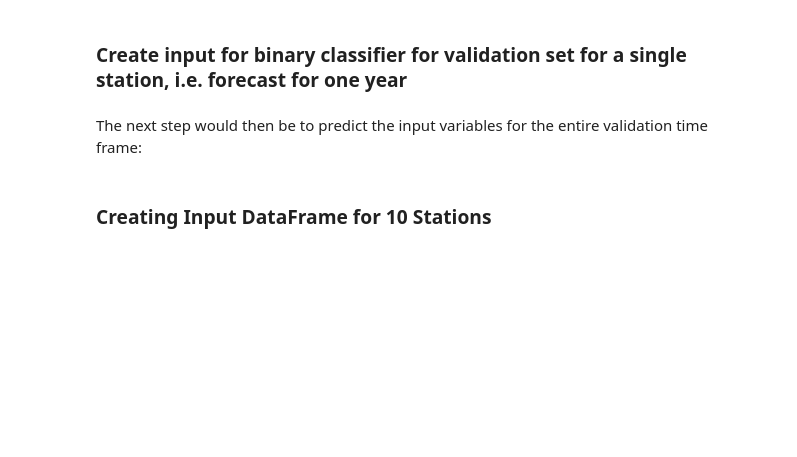
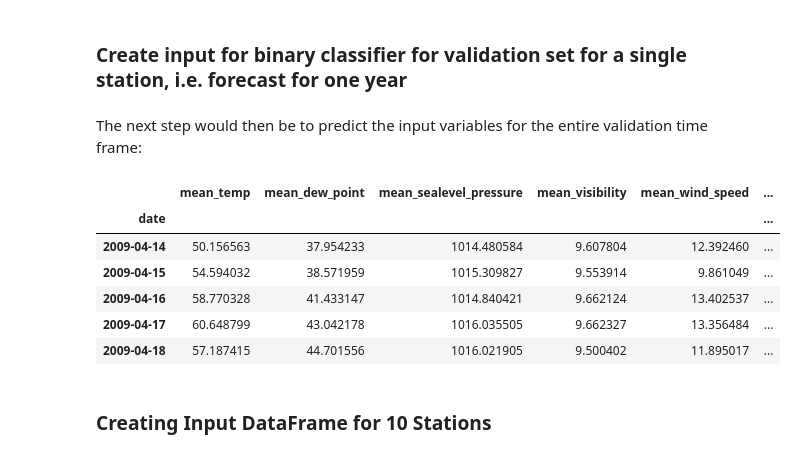
Before and after one commit to tlary/7l_ds, a Jupyter notebook: Coding Challenge.ipynb, the cells around one changed output. Cells and saved outputs as stored; diff of their text form; code cells hidden in the pictures; blank space fills up the shorter version.

```diff
--- a/Coding Challenge.ipynb
+++ b/Coding Challenge.ipynb
@@ -580,9 +604,17 @@ def forecast_input(models, validationTS, predictors):
     return inputDF
 # %%
 predictors = ["mean_temp", "mean_dew_point", "mean_sealevel_pressure", "mean_visibility", "mean_wind_speed", "max_sustained_wind_speed", "total_precipitation"]
-validation_input = forecast_input(models, ex_val, predictors)
+validation_input_single = forecast_input(models, ex_val, predictors)
 # %%
-validation_input.head()
+validation_input_single.head()
+# %% [output]
+|  | mean_temp | mean_dew_point | mean_sealevel_pressure | mean_visibility | mean_wind_speed | ... |
+| date |  |  |  |  |  | ... |
+| 2009-04-14 | 50.156563 | 37.954233 | 1014.480584 | 9.607804 | 12.392460 | ... |
+| 2009-04-15 | 54.594032 | 38.571959 | 1015.309827 | 9.553914 | 9.861049 | ... |
+| 2009-04-16 | 58.770328 | 41.433147 | 1014.840421 | 9.662124 | 13.402537 | ... |
+| 2009-04-17 | 60.648799 | 43.042178 | 1016.035505 | 9.662327 | 13.356484 | ... |
+| 2009-04-18 | 57.187415 | 44.701556 | 1016.021905 | 9.500402 | 11.895017 | ... |
 # %% [markdown]
 ### Creating Input DataFrame for 10 Stations
 # %% [markdown]
```
Also changed, not shown: parts of 40 cells of this notebook.
